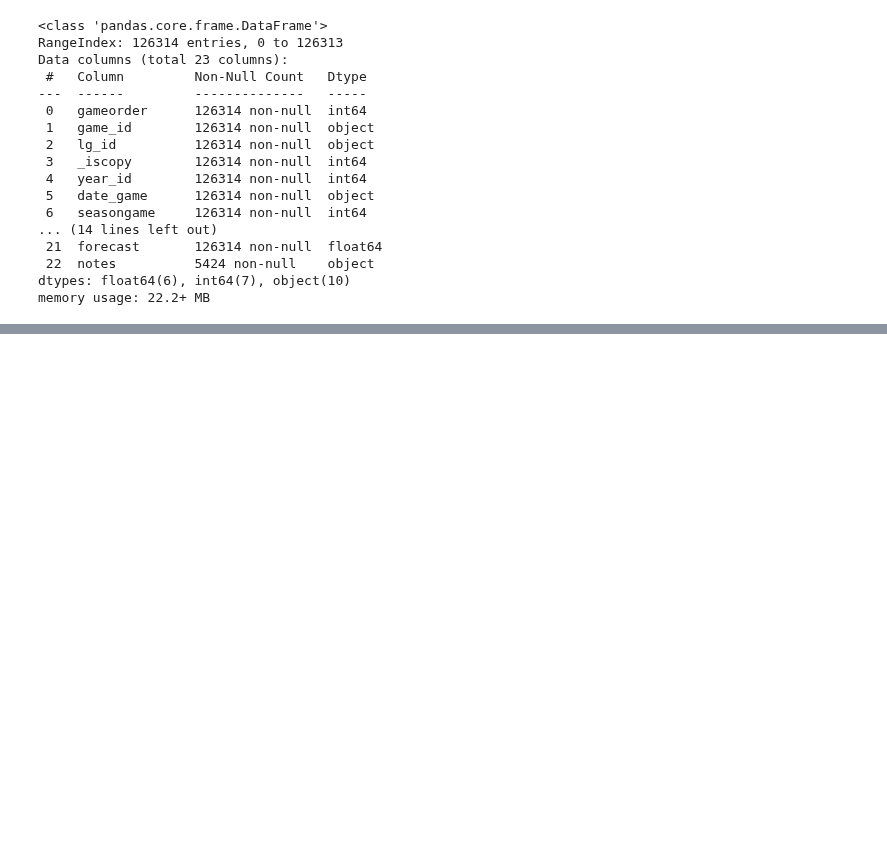
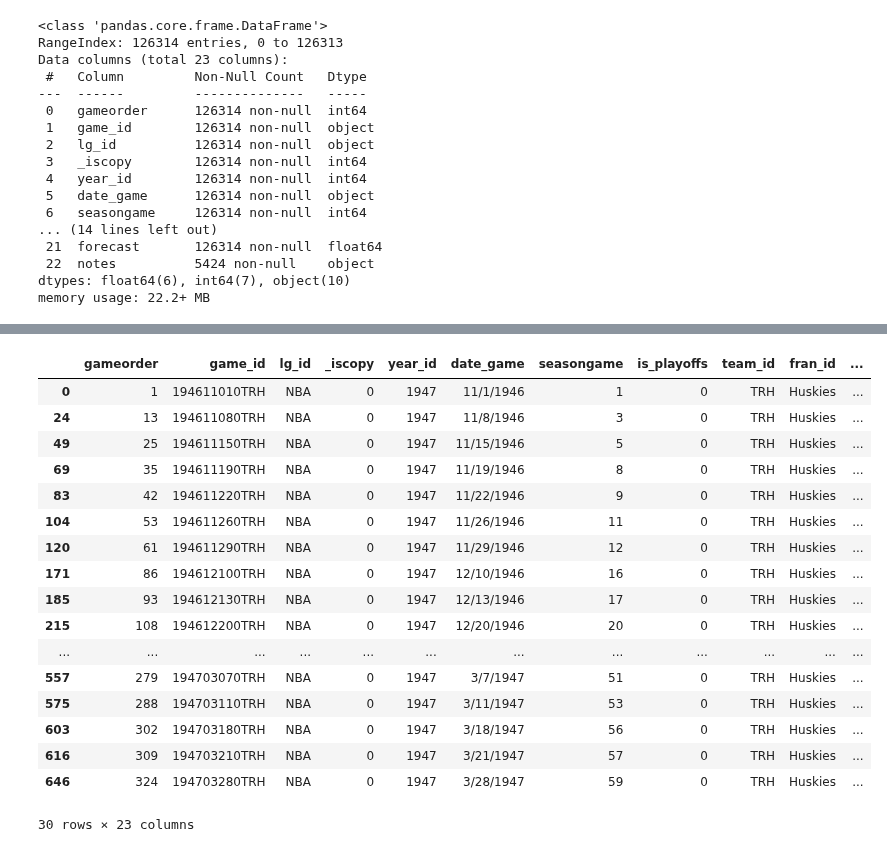
Before and after one commit to layliry/latihanlayli, a Jupyter notebook: 05 pandas.ipynb, the cells around one changed output, grey strips where cells are left out. Cells and saved outputs as stored; diff of their text form; code cells hidden in the pictures; blank space fills up the shorter version.

```diff
--- a/05 pandas.ipynb
+++ b/05 pandas.ipynb
@@ -97,0 +138,25 @@ Name: year_id, Length: 69, dtype: int64
+# %%
+# query huskies yang menang
+kondisi1 = (df_nba["fran_id"] == "Huskies")
+kondisi2 = (df_nba["_iscopy"] == 0)
+
+df_nba[kondisi1 & kondisi2]
+# %% [output]
+|  | gameorder | game_id | lg_id | _iscopy | year_id | date_game | seasongame | is_playoffs | team_id | fran_id | ... |
+| 0 | 1 | 194611010TRH | NBA | 0 | 1947 | 11/1/1946 | 1 | 0 | TRH | Huskies | ... |
+| 24 | 13 | 194611080TRH | NBA | 0 | 1947 | 11/8/1946 | 3 | 0 | TRH | Huskies | ... |
+| 49 | 25 | 194611150TRH | NBA | 0 | 1947 | 11/15/1946 | 5 | 0 | TRH | Huskies | ... |
+| 69 | 35 | 194611190TRH | NBA | 0 | 1947 | 11/19/1946 | 8 | 0 | TRH | Huskies | ... |
+| 83 | 42 | 194611220TRH | NBA | 0 | 1947 | 11/22/1946 | 9 | 0 | TRH | Huskies | ... |
+| 104 | 53 | 194611260TRH | NBA | 0 | 1947 | 11/26/1946 | 11 | 0 | TRH | Huskies | ... |
+| 120 | 61 | 194611290TRH | NBA | 0 | 1947 | 11/29/1946 | 12 | 0 | TRH | Huskies | ... |
+| 171 | 86 | 194612100TRH | NBA | 0 | 1947 | 12/10/1946 | 16 | 0 | TRH | Huskies | ... |
+| 185 | 93 | 194612130TRH | NBA | 0 | 1947 | 12/13/1946 | 17 | 0 | TRH | Huskies | ... |
+| 215 | 108 | 194612200TRH | NBA | 0 | 1947 | 12/20/1946 | 20 | 0 | TRH | Huskies | ... |
+| ... | ... | ... | ... | ... | ... | ... | ... | ... | ... | ... | ... |
+| 557 | 279 | 194703070TRH | NBA | 0 | 1947 | 3/7/1947 | 51 | 0 | TRH | Huskies | ... |
+| 575 | 288 | 194703110TRH | NBA | 0 | 1947 | 3/11/1947 | 53 | 0 | TRH | Huskies | ... |
+| 603 | 302 | 194703180TRH | NBA | 0 | 1947 | 3/18/1947 | 56 | 0 | TRH | Huskies | ... |
+| 616 | 309 | 194703210TRH | NBA | 0 | 1947 | 3/21/1947 | 57 | 0 | TRH | Huskies | ... |
+| 646 | 324 | 194703280TRH | NBA | 0 | 1947 | 3/28/1947 | 59 | 0 | TRH | Huskies | ... |
+30 rows × 23 columns
```
Also changed, not shown: parts of 5 cells of this notebook.
